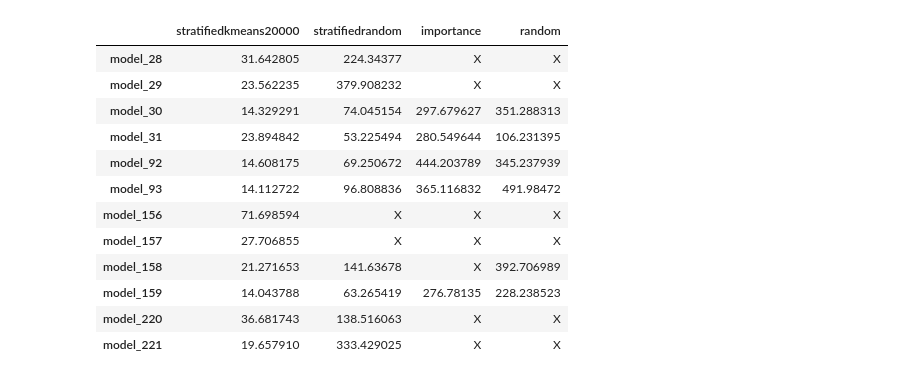
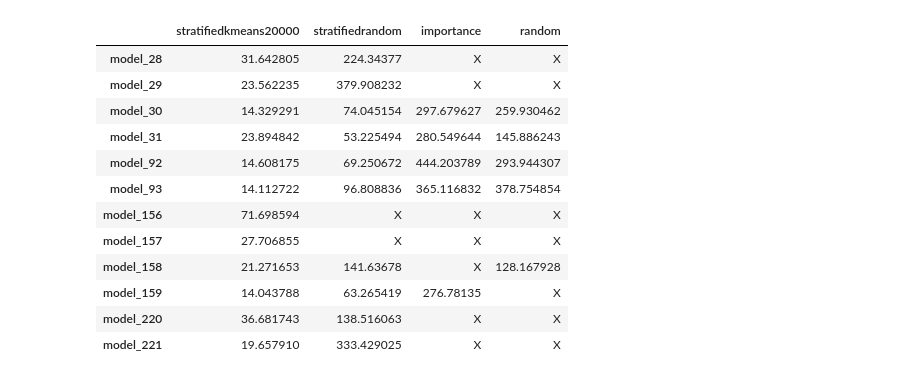
Before and after one commit to carpelli/tfm, a Jupyter notebook: tfm/notebooks/pd_times.ipynb, the cells around one changed output. Cells and saved outputs as stored; diff of their text form; code cells hidden in the pictures.

```diff
--- a/tfm/notebooks/pd_times.ipynb
+++ b/tfm/notebooks/pd_times.ipynb
@@ -11,23 +1,26 @@ times = {
+# %%
+import re
+
+import matplotlib.pyplot as plt
+import numpy as np
+
+import nb_utils
+
+def get_pd_times(log_file, models):
+	log = log_file.read_text()
+	return [
+		float(re.search(model + r'/pds: ([\d\.]+)', log).group(1))
+		for model in models
+	]
 # %%
-import altair as alt
-import matplotlib.pyplot as plt
-import numpy as np
+gen_gaps = nb_utils.gen_gaps[1]
+models = list(gen_gaps.keys())
+gaps = list(gen_gaps.values())
+samplers, log_files = zip(*nb_utils.get_files(task=1, pattern='*log.txt'))
+times = np.array([get_pd_times(files[0], models) for files in log_files])
 
-gen_gaps = nb_utils.gen_gaps
-samplers = []
-times = np.zeros((len(gen_gaps), 0))
-model_names = list(gen_gaps.keys())
-gaps = list(gen_gaps.values())
-for dir in nb_utils.dirs(nb_utils.outdir / 'task1'):
-	samplers += [dir.name]
-	log = dir.joinpath('std_log.txt').read_text()
-	data = {
-		match.group(1): float(match.group(2))
-		for match in re.finditer(r'(model_\d+)/pds: ([\d\.]+)', log)
-	}
-	times = np.c_[times, [data[m] for m in model_names]]
 plt.title('')
-for x in times.T:
+for x in times:
 	plt.scatter(x, gaps, alpha=0.5)
 plt.legend(samplers)
 plt.xlabel('PD generation time (s)')
@@ -38,24 +31,24 @@ plt.show()
 # %%
 import pandas as pd
 
-ix = (times > 200).any(axis=1)
+ix = (times > 200).any(axis=0)
 table = pd.DataFrame(
-	data=dict(zip(samplers, times[ix].T)),
-	index=np.array(model_names)[ix]
-).replace()
+	data=dict(zip(samplers, times[:,ix])),
+	index=np.array(models)[ix]
+)
 table[table >= 500] = 'X'
 table
 # %% [output]
 |  | stratifiedkmeans20000 | stratifiedrandom | importance | random |
 | model_28 | 31.642805 | 224.34377 | X | X |
 | model_29 | 23.562235 | 379.908232 | X | X |
-| model_30 | 14.329291 | 74.045154 | 297.679627 | 351.288313 |
-| model_31 | 23.894842 | 53.225494 | 280.549644 | 106.231395 |
-| model_92 | 14.608175 | 69.250672 | 444.203789 | 345.237939 |
-| model_93 | 14.112722 | 96.808836 | 365.116832 | 491.98472 |
+| model_30 | 14.329291 | 74.045154 | 297.679627 | 259.930462 |
+| model_31 | 23.894842 | 53.225494 | 280.549644 | 145.886243 |
+| model_92 | 14.608175 | 69.250672 | 444.203789 | 293.944307 |
+| model_93 | 14.112722 | 96.808836 | 365.116832 | 378.754854 |
 | model_156 | 71.698594 | X | X | X |
 | model_157 | 27.706855 | X | X | X |
-| model_158 | 21.271653 | 141.63678 | X | 392.706989 |
-| model_159 | 14.043788 | 63.265419 | 276.78135 | 228.238523 |
+| model_158 | 21.271653 | 141.63678 | X | 128.167928 |
+| model_159 | 14.043788 | 63.265419 | 276.78135 | X |
 | model_220 | 36.681743 | 138.516063 | X | X |
 | model_221 | 19.657910 | 333.429025 | X | X |
```
Also changed, not shown: parts of 4 cells of this notebook, 3 other files.
